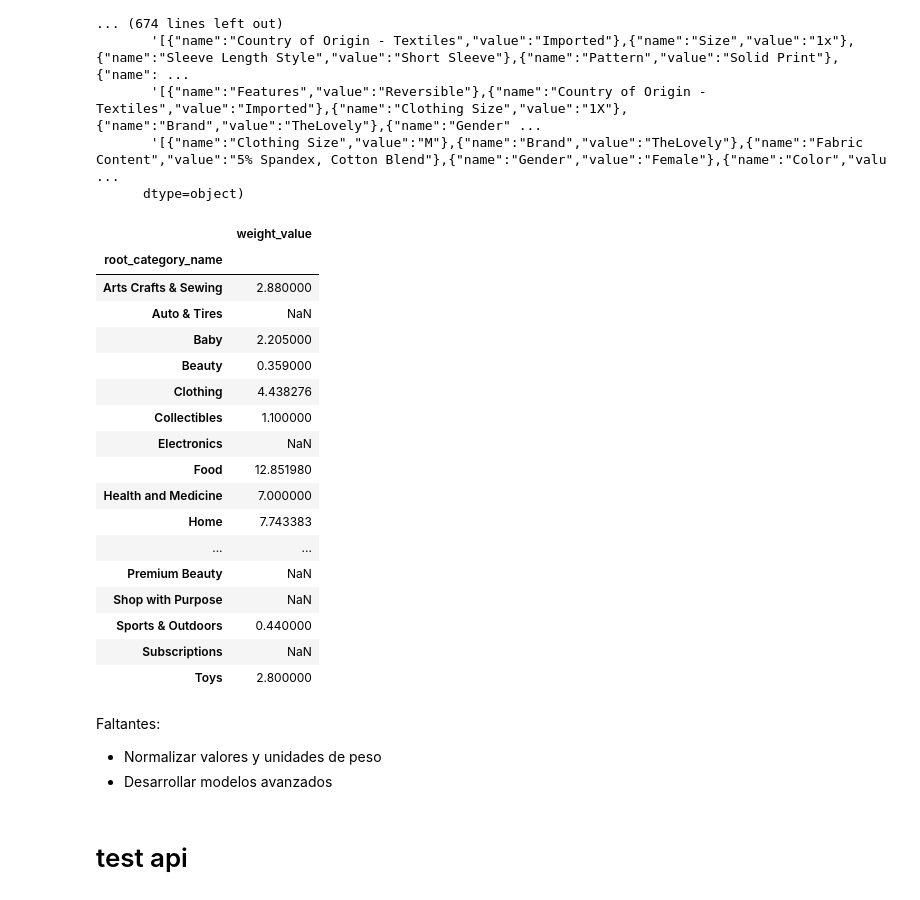
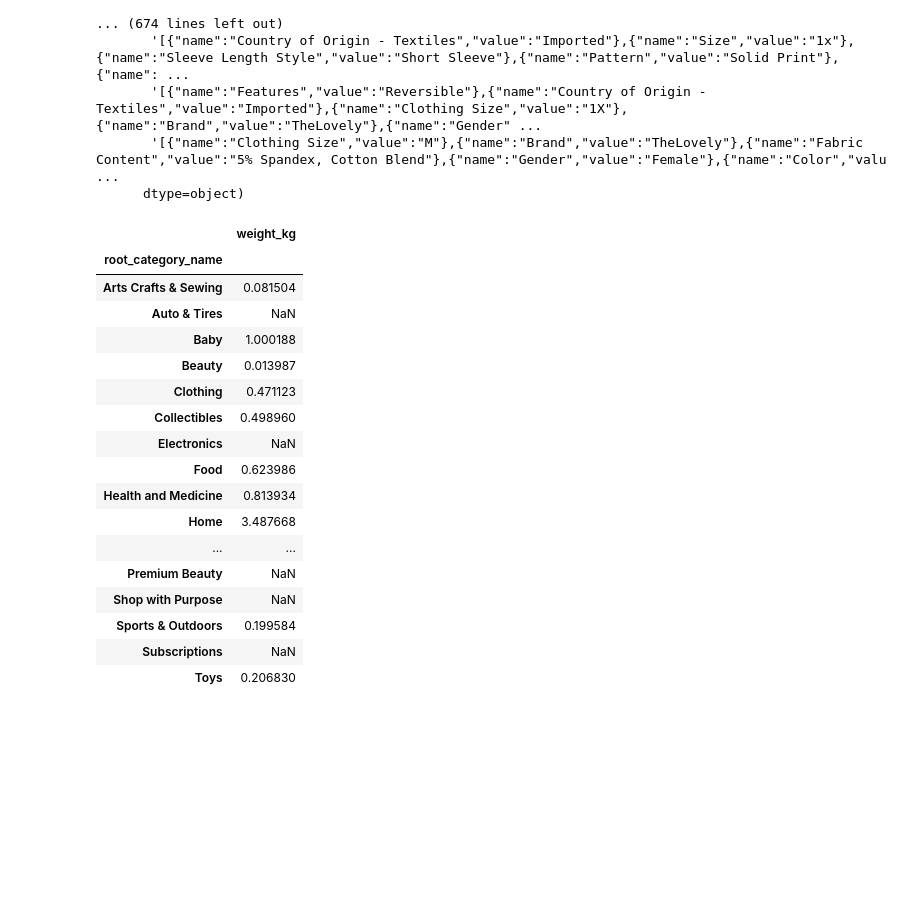
Before and after one commit to madboffin/DS-peso-y-volumetria-de-mercancias, a Jupyter notebook: notebooks/02_feature_engineering.ipynb, the cells around one changed output. Cells and saved outputs as stored; diff of their text form; code cells hidden in the pictures; blank space fills up the shorter version.

Commit message:
agregar caracteristicas para modelos

```diff
--- a/notebooks/02_feature_engineering.ipynb
+++ b/notebooks/02_feature_engineering.ipynb
@@ -70,10 +104,0 @@ has_vol = vols[col_name].astype(str).str.contains(search_key, na=False, case=Fal
-# %%
-col_l = "size_l"
-col_w = "size_w"
-col_h = "size_h"
-col_units = "size_units"
-# extrae informacion de volumen de la columna de especificaciones
-vols_sr = vols[col_name].apply(
-    lambda x: get_weight_or_vol(x, search_key=search_key)
-)
-vols_sr.value_counts().sample(10)
@@ -93,6 +105,6 @@ Name: count, dtype: int64
 # %%
 vols = vols_sr.str.extractall(
-    fr"(?P<{col_l}>[\d\.]+) x (?P<{col_w}>[\d\.]+) x (?P<{col_h}>[\d\.]+) (?P<{col_units}>\w+)"
+    rf"(?P<{col_l}>[\d\.]+) x (?P<{col_w}>[\d\.]+) x (?P<{col_h}>[\d\.]+) (?P<{col_units}>\w+)"
 )
 vols = vols.droplevel(level=1)  # eliminar indice de match
 vols.sample(3)
@@ -216,8 +189,27 @@ mean_vols.dropna().round(1).to_json(pathout_json, orient="index", indent=4)
 # explorando las especificaciones que tienen informacion sobre el peso
 col_name = "specifications_parsed"
 search_key = "Assembled Product Weight"
-col_weight = "weight_value"
+col_weight = "weight"
 col_weight_unit = "weight_unit"
 has_weight = df[col_name].astype(str).str.contains(search_key, na=False, case=False)
 df[has_weight][col_name].sample().values
+
+# crear copia de df y usar sku como indice
+weights = df.copy()
+weights = weights.set_index(keys=["sku"])
+has_weight = (
+    weights[col_name].astype(str).str.contains(search_key, na=False, case=False)
+)
+
+# extraer informacion de peso
+weights_sr = weights[col_name].apply(
+    lambda x: get_weight_or_vol(x, search_key=search_key)
+)
+weights = weights_sr.str.extractall(
+    rf"(?P<{col_weight}>[\d\.]+) ?(?P<{col_weight_unit}>\w+)"
+)
+weights[col_weight] = pd.to_numeric(weights[col_weight])
+weights[col_weight_unit] = weights[col_weight_unit].str.lower()
+print(weights[col_weight_unit].value_counts())
+weights.sample(3)
 # %% [output]
@@ -281,0 +254,4 @@ df.sample()
+# %%
+# corregir los pesos a kilogramos
+df["weight_kg"] = df.apply(lambda row: to_kg(row[col_weight], row[col_weight_unit]), axis=1)
+df["weight_kg"].sample(5)
@@ -322,25 +305,25 @@ array(['[{"name":"Features","value":"Easy Care"},{"name":"Fabric Content","value
        '[{"name":"Clothing Size","value":"M"},{"name":"Brand","value":"TheLovely"},{"name":"Fabric Content","value":"5% Spandex, Cotton Blend"},{"name":"Gender","value":"Female"},{"name":"Color","valu ...
       dtype=object)
 # %%
-mean_weigts = df.groupby(["root_category_name"]).agg({"weight_value": "mean"})
+mean_weigts = df.groupby(["root_category_name"]).agg({"weight_kg": "mean"})
 mean_weigts
 # %% [output]
-|  | weight_value |
+|  | weight_kg |
 | root_category_name |  |
-| Arts Crafts & Sewing | 2.880000 |
+| Arts Crafts & Sewing | 0.081504 |
 | Auto & Tires | NaN |
-| Baby | 2.205000 |
-| Beauty | 0.359000 |
-| Clothing | 4.438276 |
-| Collectibles | 1.100000 |
+| Baby | 1.000188 |
+| Beauty | 0.013987 |
+| Clothing | 0.471123 |
+| Collectibles | 0.498960 |
 | Electronics | NaN |
-| Food | 12.851980 |
-| Health and Medicine | 7.000000 |
-| Home | 7.743383 |
+| Food | 0.623986 |
+| Health and Medicine | 0.813934 |
+| Home | 3.487668 |
 | ... | ... |
 | Premium Beauty | NaN |
 | Shop with Purpose | NaN |
-| Sports & Outdoors | 0.440000 |
+| Sports & Outdoors | 0.199584 |
 | Subscriptions | NaN |
-| Toys | 2.800000 |
+| Toys | 0.206830 |
 # %%
@@ -352,7 +336,0 @@ mean_weigts.dropna().round(1).to_json(pathout_json, orient="index", indent=4)
-# %% [markdown]
-Faltantes:
-
-* Normalizar valores y unidades de peso
-* Desarrollar modelos avanzados
-# %% [markdown]
-# test api
```
Also changed, not shown: parts of 36 cells of this notebook, 1 other file.
